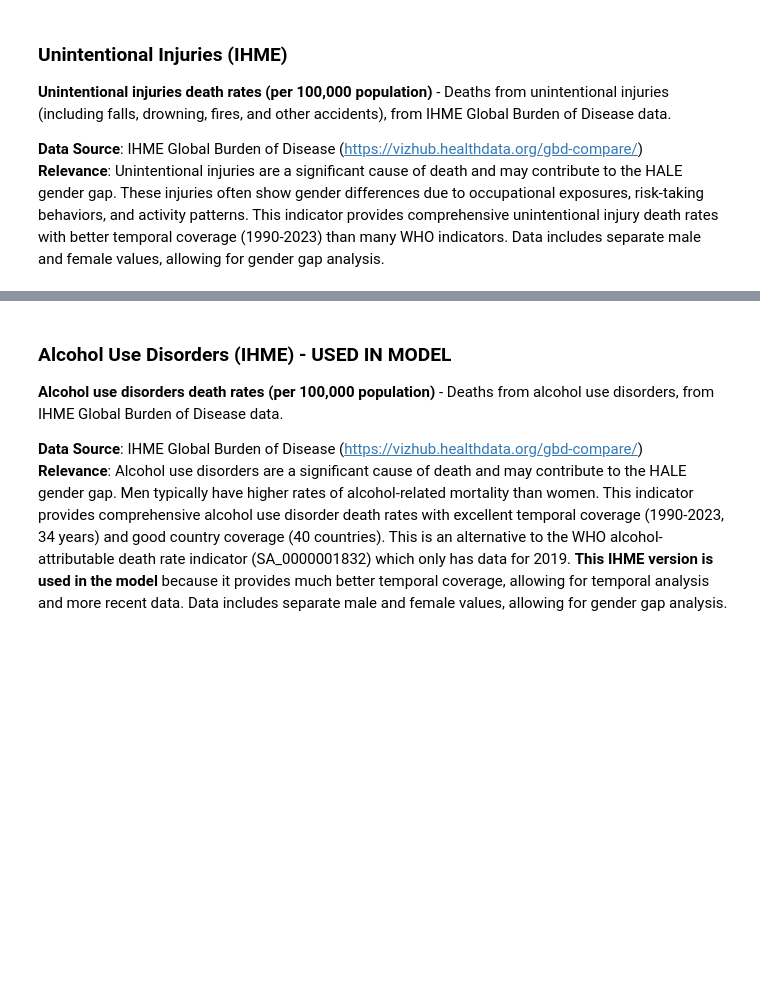
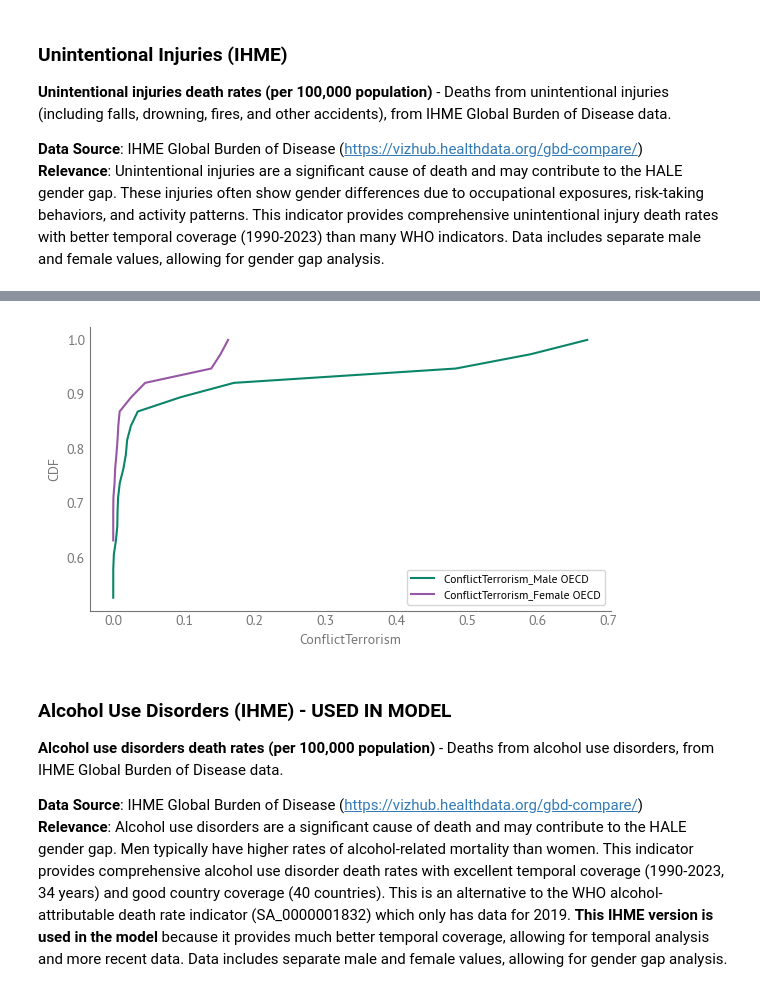
Before and after one commit to AllenDowney/LifeExpectancy, a Jupyter notebook: notebooks/process.ipynb, the cells around one changed output, grey strips where cells are left out. Saved outputs shown, nothing was run; the diff lists cells and outputs as text; code cells hidden in the pictures; blank space fills up the shorter version.

```diff
--- a/notebooks/process.ipynb
+++ b/notebooks/process.ipynb
@@ -758,3 +1102,8 @@ plt.savefig('../jb/figs/unintentional_injuries_distributions.png', dpi=300, bbox
+# %%
+plot_distributions(conflict_terrorism_ihme_gap, indicator_name='ConflictTerrorism')
+plt.savefig('figs/conflict_terrorism_distributions.png', dpi=300, bbox_inches='tight')
+# %% [output]
+[figure, added]
 # %% [markdown]
 ### Alcohol Use Disorders (IHME) - USED IN MODEL
 
```
Also changed, not shown: parts of 134 cells of this notebook, 3 other files.
